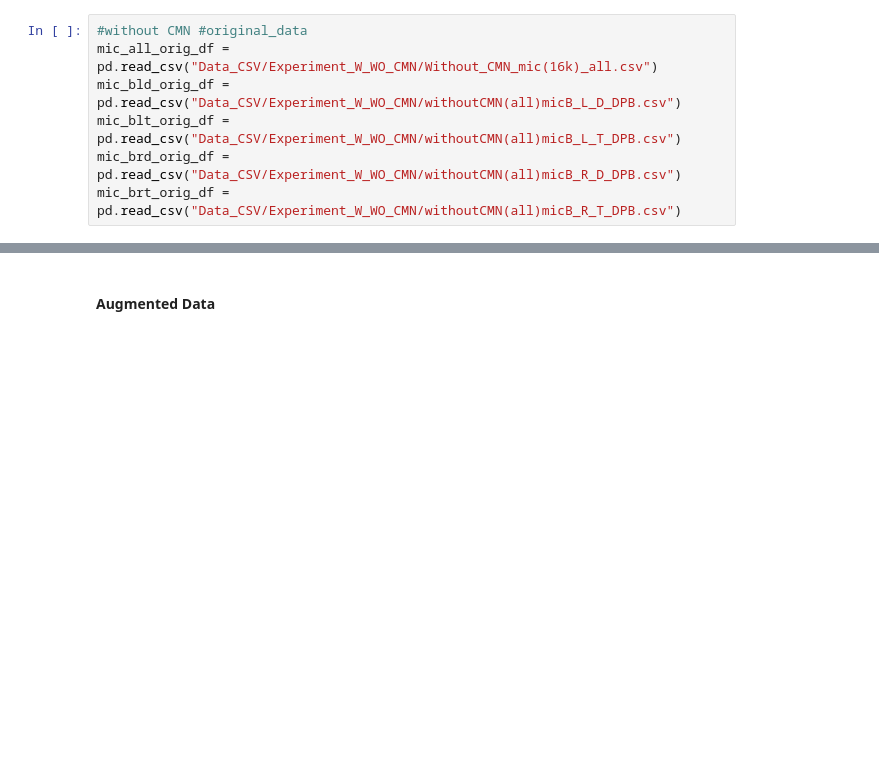
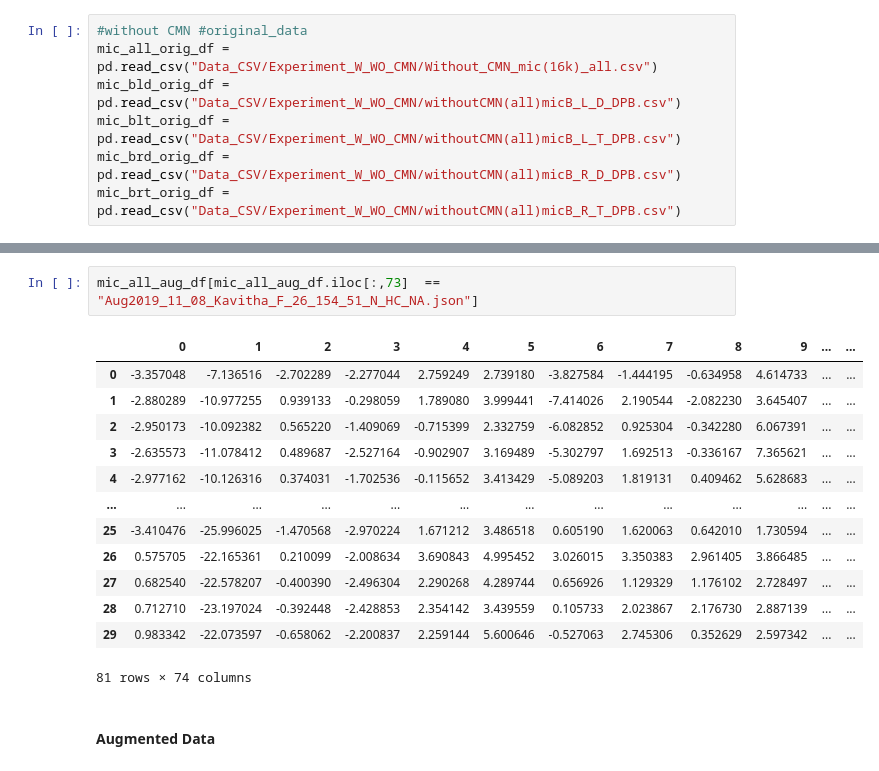
Before and after one commit to akansh12/Pnoi_SPIRE, a Jupyter notebook: Results_with_Augmented_data.ipynb, the cells around one changed output, grey strips where cells are left out. Drawn from its saved outputs; the diff is of its cells as text; blank space fills up the shorter version.

```diff
--- a/Results_with_Augmented_data.ipynb
+++ b/Results_with_Augmented_data.ipynb
@@ -43,3 +66,19 @@ mic_brt_orig_df = pd.read_csv("Data_CSV/Experiment_W_WO_CMN/withoutCMN(all)micB_
+# %%
+mic_all_aug_df[mic_all_aug_df.iloc[:,73]  == "Aug2019_11_08_Kavitha_F_26_154_51_N_HC_NA.json"]
+# %% [output]
+|  | 0 | 1 | 2 | 3 | 4 | 5 | 6 | 7 | 8 | 9 | ... | ... |
+| 0 | -3.357048 | -7.136516 | -2.702289 | -2.277044 | 2.759249 | 2.739180 | -3.827584 | -1.444195 | -0.634958 | 4.614733 | ... | ... |
+| 1 | -2.880289 | -10.977255 | 0.939133 | -0.298059 | 1.789080 | 3.999441 | -7.414026 | 2.190544 | -2.082230 | 3.645407 | ... | ... |
+| 2 | -2.950173 | -10.092382 | 0.565220 | -1.409069 | -0.715399 | 2.332759 | -6.082852 | 0.925304 | -0.342280 | 6.067391 | ... | ... |
+| 3 | -2.635573 | -11.078412 | 0.489687 | -2.527164 | -0.902907 | 3.169489 | -5.302797 | 1.692513 | -0.336167 | 7.365621 | ... | ... |
+| 4 | -2.977162 | -10.126316 | 0.374031 | -1.702536 | -0.115652 | 3.413429 | -5.089203 | 1.819131 | 0.409462 | 5.628683 | ... | ... |
+| ... | ... | ... | ... | ... | ... | ... | ... | ... | ... | ... | ... | ... |
+| 25 | -3.410476 | -25.996025 | -1.470568 | -2.970224 | 1.671212 | 3.486518 | 0.605190 | 1.620063 | 0.642010 | 1.730594 | ... | ... |
+| 26 | 0.575705 | -22.165361 | 0.210099 | -2.008634 | 3.690843 | 4.995452 | 3.026015 | 3.350383 | 2.961405 | 3.866485 | ... | ... |
+| 27 | 0.682540 | -22.578207 | -0.400390 | -2.496304 | 2.290268 | 4.289744 | 0.656926 | 1.129329 | 1.176102 | 2.728497 | ... | ... |
+| 28 | 0.712710 | -23.197024 | -0.392448 | -2.428853 | 2.354142 | 3.439559 | 0.105733 | 2.023867 | 2.176730 | 2.887139 | ... | ... |
+| 29 | 0.983342 | -22.073597 | -0.658062 | -2.200837 | 2.259144 | 5.600646 | -0.527063 | 2.745306 | 0.352629 | 2.597342 | ... | ... |
+81 rows × 74 columns
 # %% [markdown]
 #### Augmented Data
 # %%
```
Also changed, not shown: parts of 5 cells of this notebook, 7 other files.
